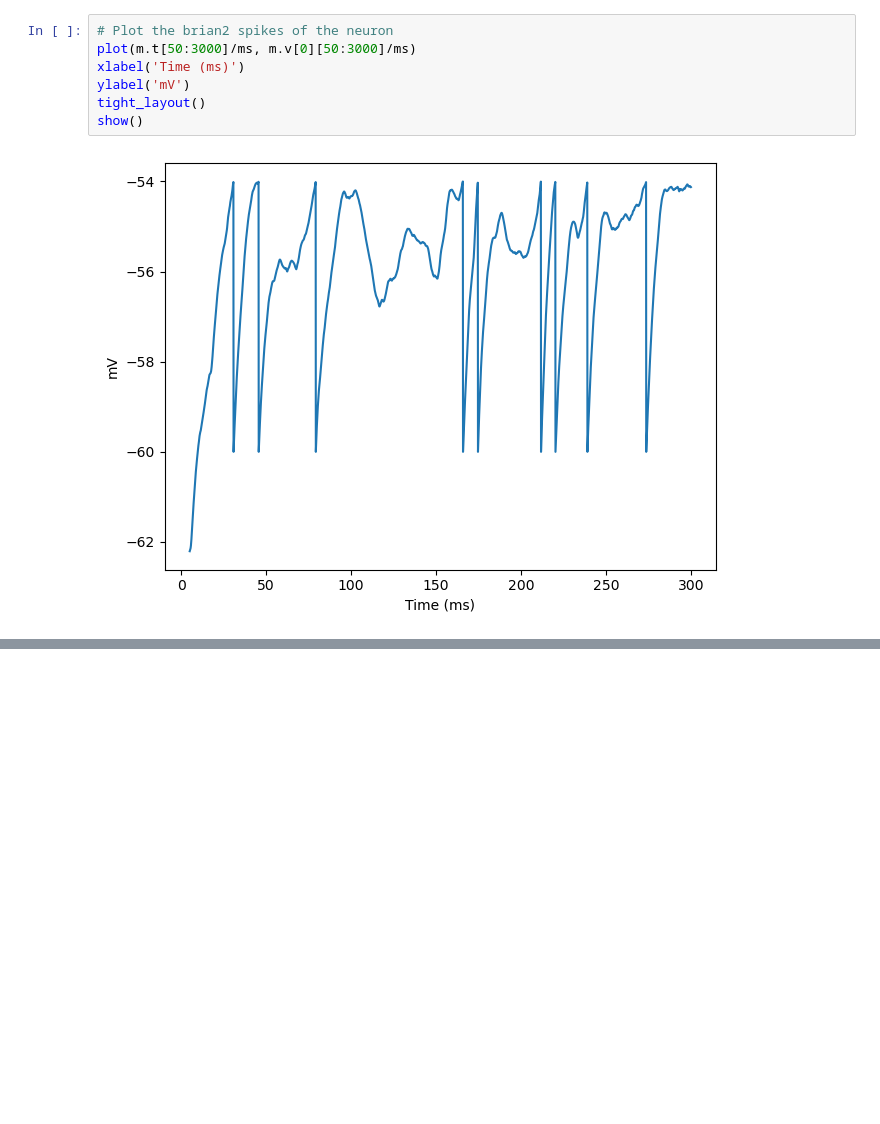
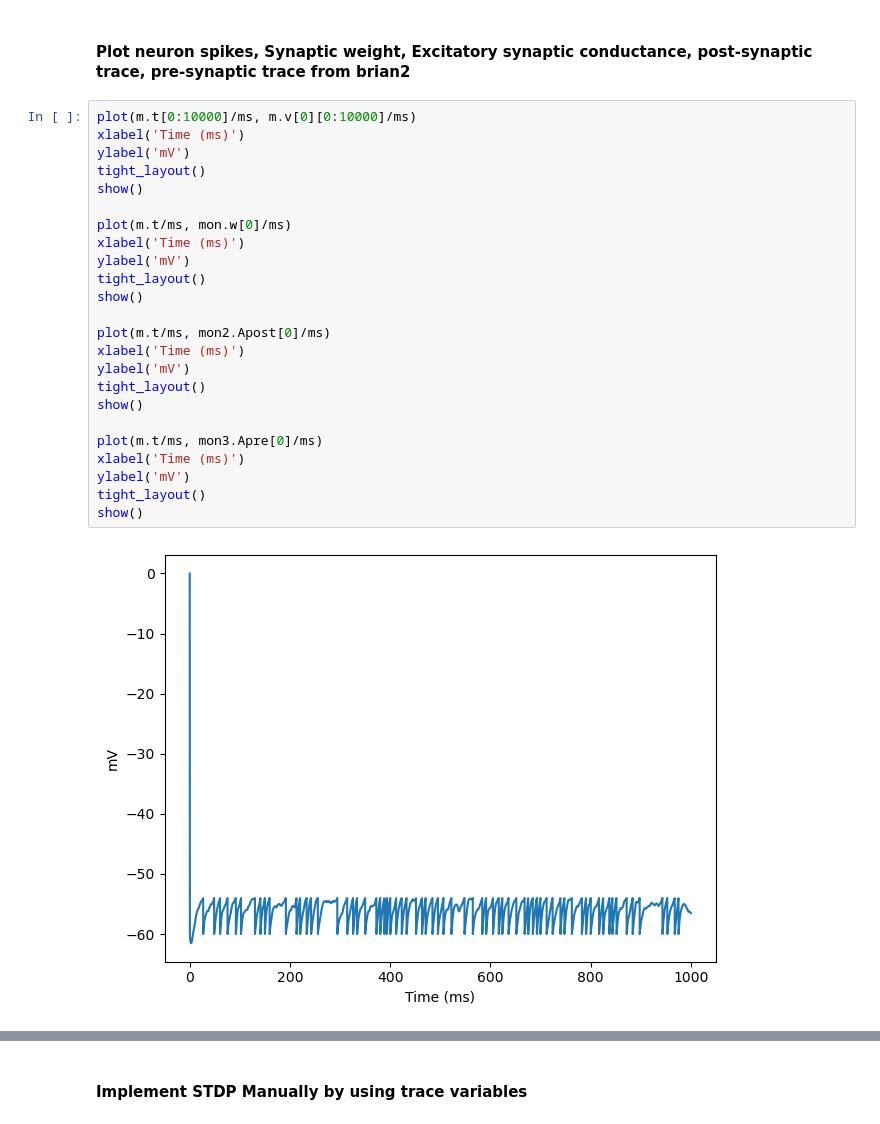
Before and after one commit to alinvdu/neuromorphic-connectome-approach, a Jupyter notebook: src/learning/learning_rules_stdp.ipynb, the cells around one changed output, grey strips where cells are left out. Cells and saved outputs as stored; diff of their text form; blank space fills up the shorter version.

```diff
--- a/src/learning/learning_rules_stdp.ipynb
+++ b/src/learning/learning_rules_stdp.ipynb
@@ -76,9 +69,28 @@ Starting simulation at t=0. s for a duration of 1. s
-# %%
-# Plot the brian2 spikes of the neuron
-plot(m.t[50:3000]/ms, m.v[0][50:3000]/ms)
-xlabel('Time (ms)')
-ylabel('mV')
-tight_layout()
-show()
-# %% [output]
-[figure, removed]
+# %% [markdown]
+#### Plot neuron spikes, Synaptic weight, Excitatory synaptic conductance, post-synaptic trace, pre-synaptic trace from brian2
+# %%
+plot(m.t[0:10000]/ms, m.v[0][0:10000]/ms)
+xlabel('Time (ms)')
+ylabel('mV')
+tight_layout()
+show()
+
+plot(m.t/ms, mon.w[0]/ms)
+xlabel('Time (ms)')
+ylabel('mV')
+tight_layout()
+show()
+
+plot(m.t/ms, mon2.Apost[0]/ms)
+xlabel('Time (ms)')
+ylabel('mV')
+tight_layout()
+show()
+
+plot(m.t/ms, mon3.Apre[0]/ms)
+xlabel('Time (ms)')
+ylabel('mV')
+tight_layout()
+show()
+# %% [output]
+[figure, added]
@@ -85,3 +100,5 @@ show()
+# %% [markdown]
+#### Implement STDP Manually by using trace variables
 # %%
 # Now implement STDP manually and plot the spikes
 import numpy as np
```
Also changed, not shown: parts of 26 cells of this notebook.
